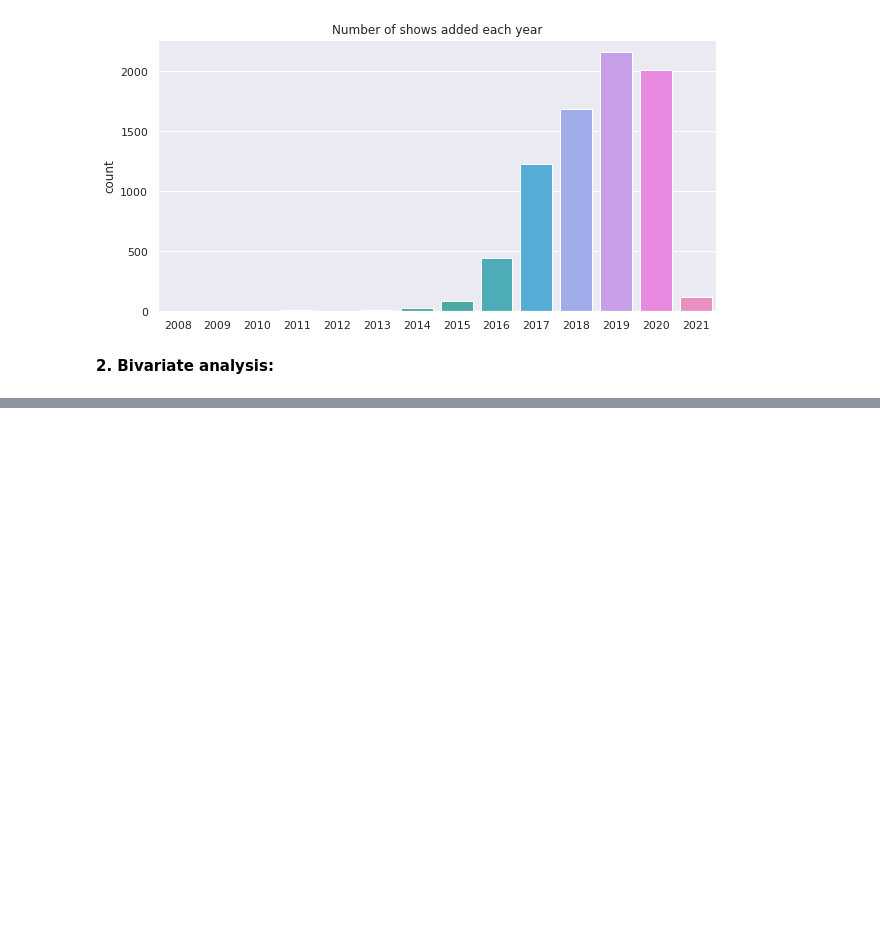
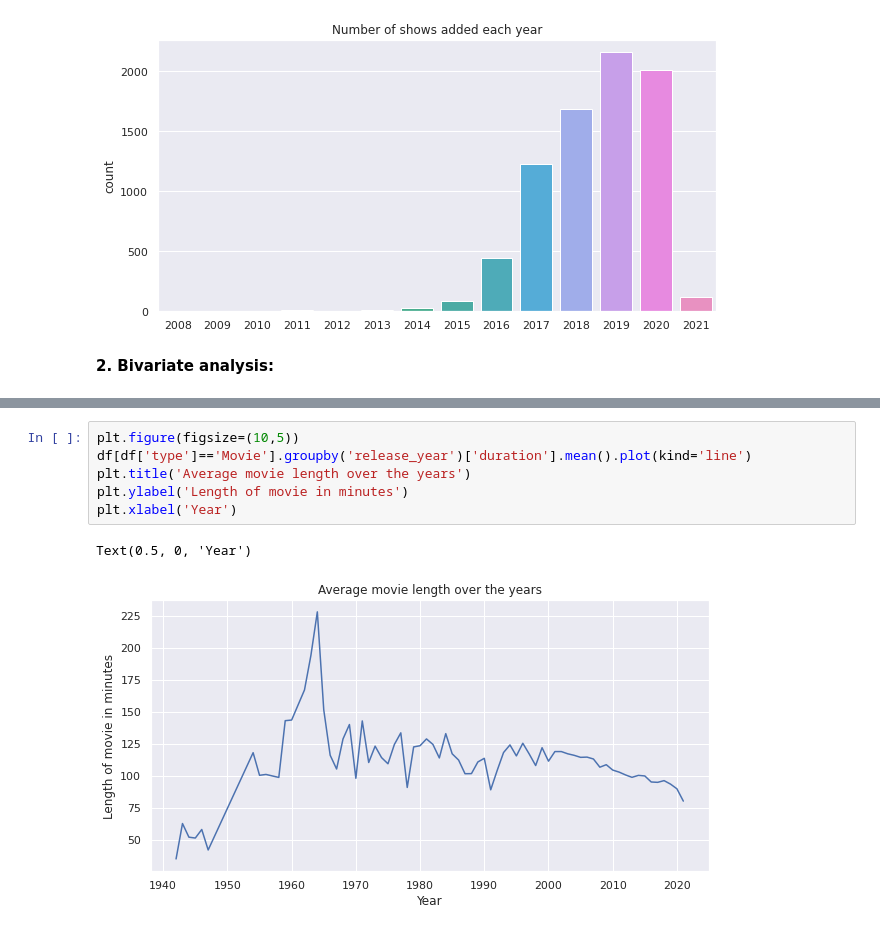
Before and after one commit to shaloy-lewis/Netflix_movies_and_tv_shows_clustering, a Jupyter notebook: Netflix_Movies_and_TV_Shows_Clustering_Shaloy_Lewis.ipynb, the cells around one changed output, grey strips where cells are left out. Drawn from its saved outputs; the diff is of its cells as text; blank space fills up the shorter version.

```diff
--- a/Netflix_Movies_and_TV_Shows_Clustering_Shaloy_Lewis.ipynb
+++ b/Netflix_Movies_and_TV_Shows_Clustering_Shaloy_Lewis.ipynb
@@ -475,0 +512,9 @@ Text(0.5, 0, '')
+# %%
+plt.figure(figsize=(10,5))
+df[df['type']=='Movie'].groupby('release_year')['duration'].mean().plot(kind='line')
+plt.title('Average movie length over the years')
+plt.ylabel('Length of movie in minutes')
+plt.xlabel('Year')
+# %% [output]
+Text(0.5, 0, 'Year')
+[figure, added]
```
Also changed, not shown: parts of 6 cells of this notebook.
